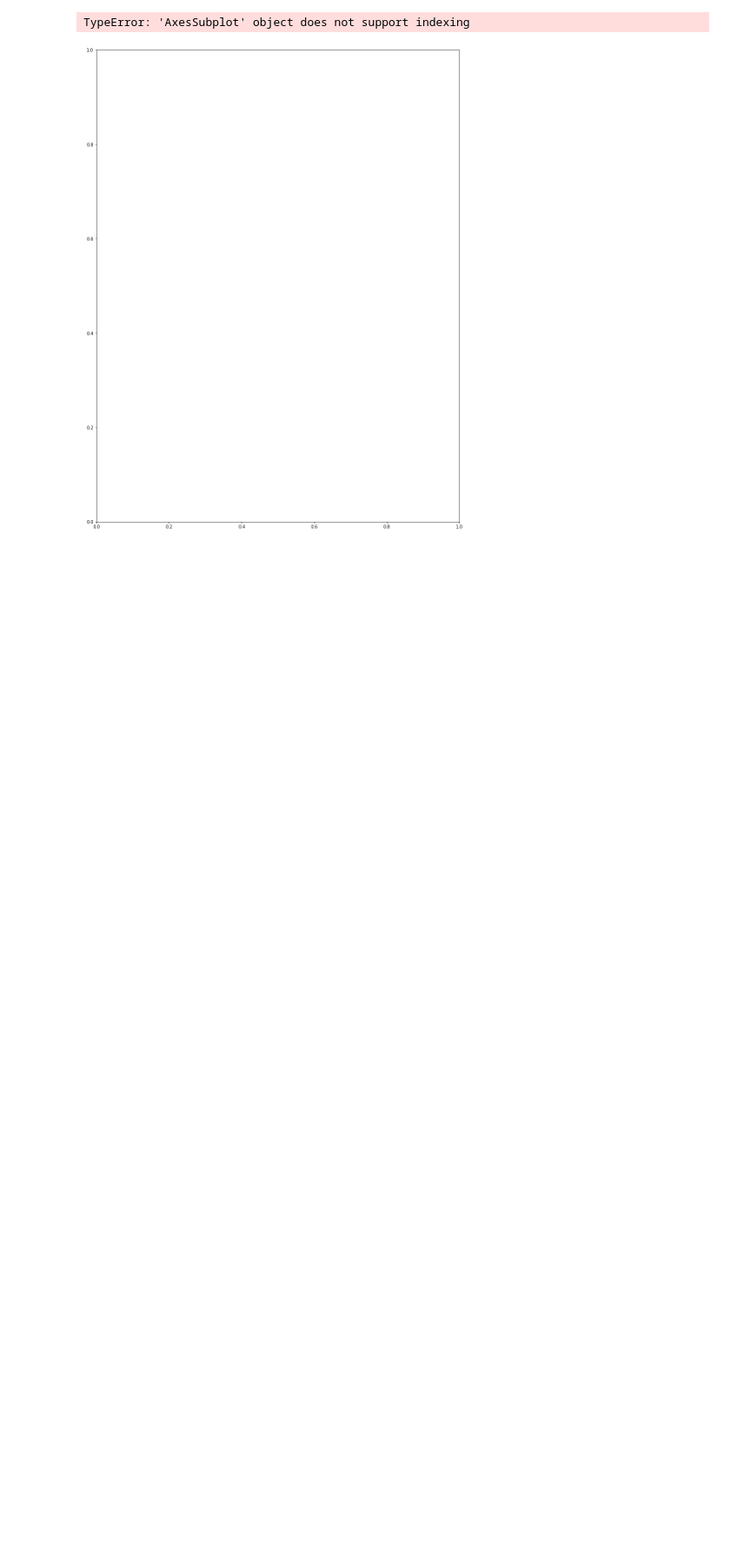
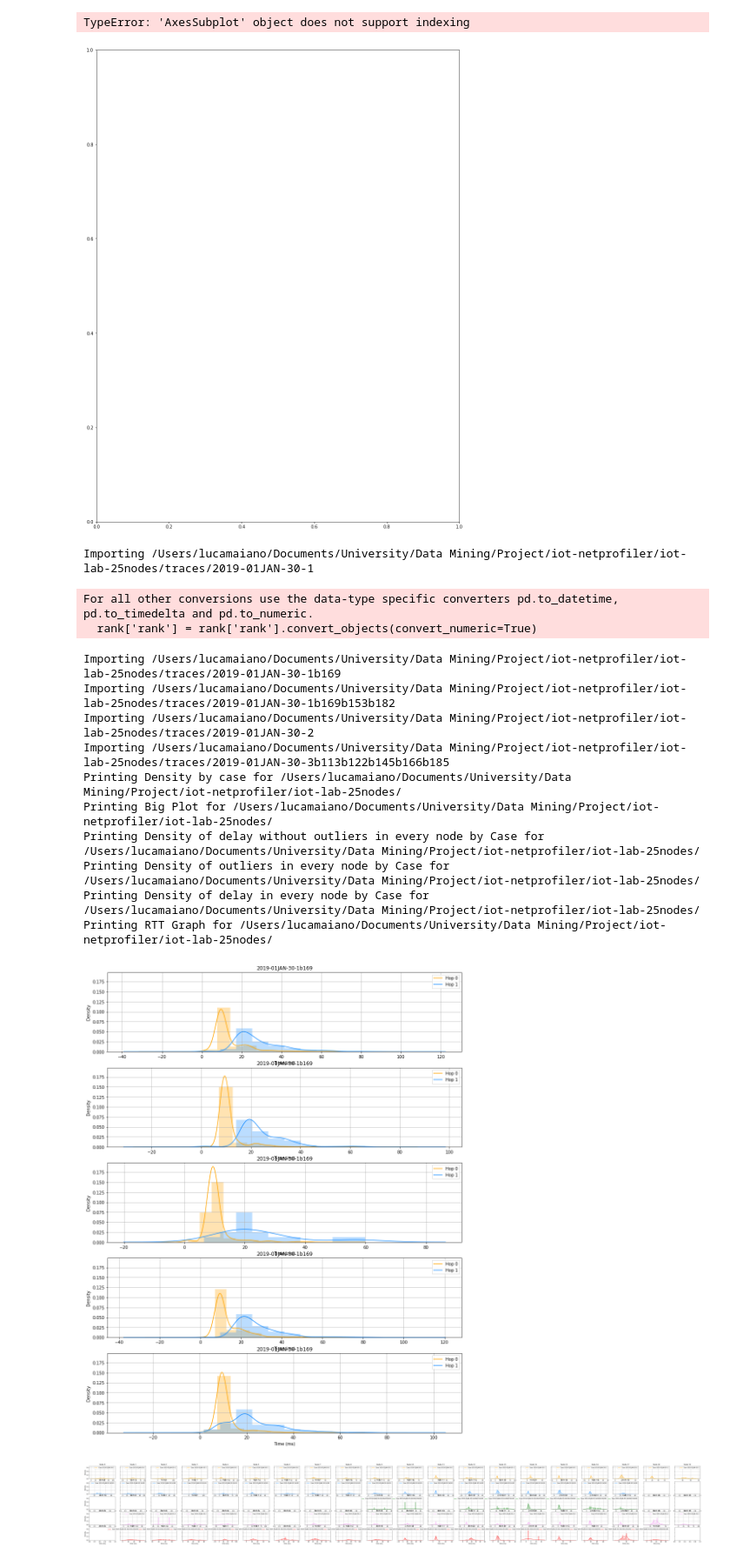
Before and after one commit to ichatz/iot-netprofiler, a Jupyter notebook: Untitled.ipynb, the cells around one changed output. Shown at 87% size. Drawn from its saved outputs; the diff is of its cells as text; code cells hidden in the pictures; blank space fills up the shorter version.

```diff
--- a/Untitled.ipynb
+++ b/Untitled.ipynb
@@ -62,0 +104,38 @@ printBigPlot(directory,data,(4,8),"Big Plot",colors,cases)
+# %%
+colors = [ 'orange','dodgerblue', 'green','violet',"red","yellow","pink"]
+
+cases = [
+      "2019-01JAN-30-1",
+    "2019-01JAN-30-1b169",
+    "2019-01JAN-30-1b169b153b182",
+    "2019-01JAN-30-2",
+    "2019-01JAN-30-3b113b122b145b166b185"
+      ]
+directory=os.getcwd() + "/iot-lab-25nodes/traces/"
+tracefiles=[
+    "2019-01JAN-30-1",
+    "2019-01JAN-30-1b169",
+    "2019-01JAN-30-1b169b153b182",
+    "2019-01JAN-30-2",
+    "2019-01JAN-30-3b113b122b145b166b185"
+]
+
+data = importIOTData(directory,tracefiles)
+directory=os.getcwd() + "/iot-lab-25nodes/"
+run(data,directory,colors,cases)
+# %% [output]
+Importing /Users/lucamaiano/Documents/University/Data Mining/Project/iot-netprofiler/iot-lab-25nodes/traces/2019-01JAN-30-1
+For all other conversions use the data-type specific converters pd.to_datetime, pd.to_timedelta and pd.to_numeric.
+  rank['rank'] = rank['rank'].convert_objects(convert_numeric=True)
+Importing /Users/lucamaiano/Documents/University/Data Mining/Project/iot-netprofiler/iot-lab-25nodes/traces/2019-01JAN-30-1b169
+Importing /Users/lucamaiano/Documents/University/Data Mining/Project/iot-netprofiler/iot-lab-25nodes/traces/2019-01JAN-30-1b169b153b182
+Importing /Users/lucamaiano/Documents/University/Data Mining/Project/iot-netprofiler/iot-lab-25nodes/traces/2019-01JAN-30-2
+Importing /Users/lucamaiano/Documents/University/Data Mining/Project/iot-netprofiler/iot-lab-25nodes/traces/2019-01JAN-30-3b113b122b145b166b185
+Printing Density by case for /Users/lucamaiano/Documents/University/Data Mining/Project/iot-netprofiler/iot-lab-25nodes/
+Printing Big Plot for /Users/lucamaiano/Documents/University/Data Mining/Project/iot-netprofiler/iot-lab-25nodes/
+Printing Density of delay without outliers in every node by Case for /Users/lucamaiano/Documents/University/Data Mining/Project/iot-netprofiler/iot-lab-25nodes/
+Printing Density of outliers in every node by Case for /Users/lucamaiano/Documents/University/Data Mining/Project/iot-netprofiler/iot-lab-25nodes/
+Printing Density of delay in every node by Case for /Users/lucamaiano/Documents/University/Data Mining/Project/iot-netprofiler/iot-lab-25nodes/
+Printing RTT Graph for /Users/lucamaiano/Documents/University/Data Mining/Project/iot-netprofiler/iot-lab-25nodes/
+[figure, added]
+[figure, added]
```
Also changed, not shown: parts of 4 cells of this notebook, 9 other files.
